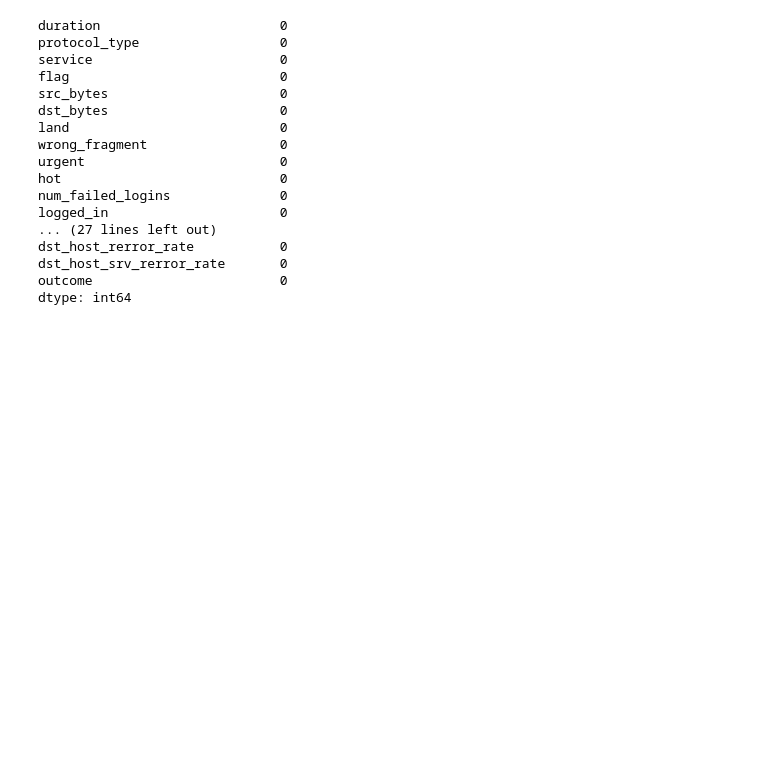
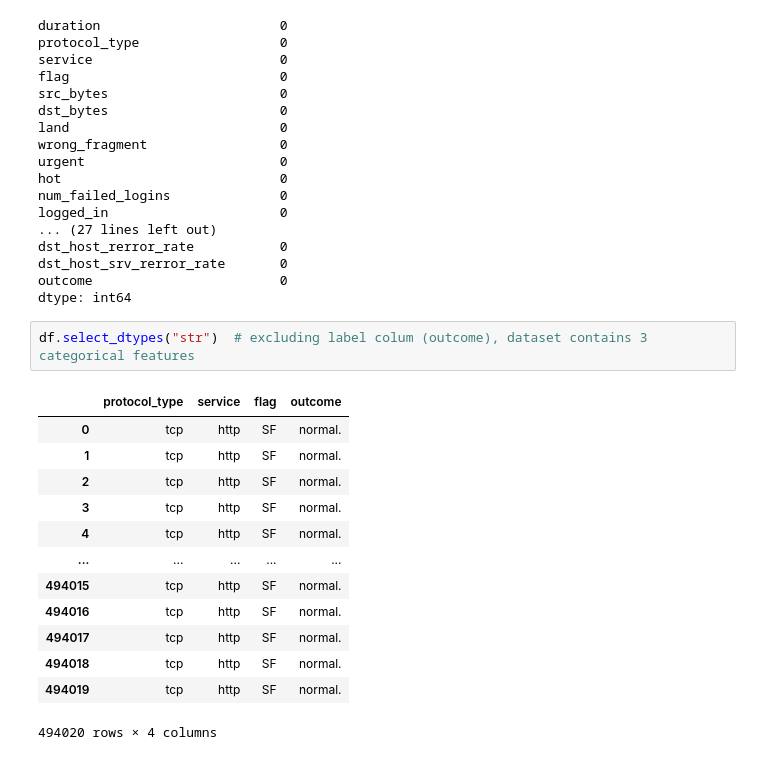
Before and after one commit to jancewicz/PJATK---Artificial-Intelligence-Postgraduate-Studies-, a Jupyter notebook: keras/pawel_jancewicz_pr8_2026/network_traffic/network_traffic.ipynb, the cells around one changed output. Drawn from its saved outputs; the diff is of its cells as text; blank space fills up the shorter version.

```diff
--- a/keras/pawel_jancewicz_pr8_2026/network_traffic/network_traffic.ipynb
+++ b/keras/pawel_jancewicz_pr8_2026/network_traffic/network_traffic.ipynb
@@ -134,3 +136,19 @@ dst_host_rerror_rate           0
 dst_host_srv_rerror_rate       0
 outcome                        0
 dtype: int64
+# %%
+df.select_dtypes("str")  # excluding label colum (outcome), dataset contains 3 categorical features
+# %% [output]
+|  | protocol_type | service | flag | outcome |
+| 0 | tcp | http | SF | normal. |
+| 1 | tcp | http | SF | normal. |
+| 2 | tcp | http | SF | normal. |
+| 3 | tcp | http | SF | normal. |
+| 4 | tcp | http | SF | normal. |
+| ... | ... | ... | ... | ... |
+| 494015 | tcp | http | SF | normal. |
+| 494016 | tcp | http | SF | normal. |
+| 494017 | tcp | http | SF | normal. |
+| 494018 | tcp | http | SF | normal. |
+| 494019 | tcp | http | SF | normal. |
+494020 rows × 4 columns
```
Also changed, not shown: parts of 6 cells of this notebook.
